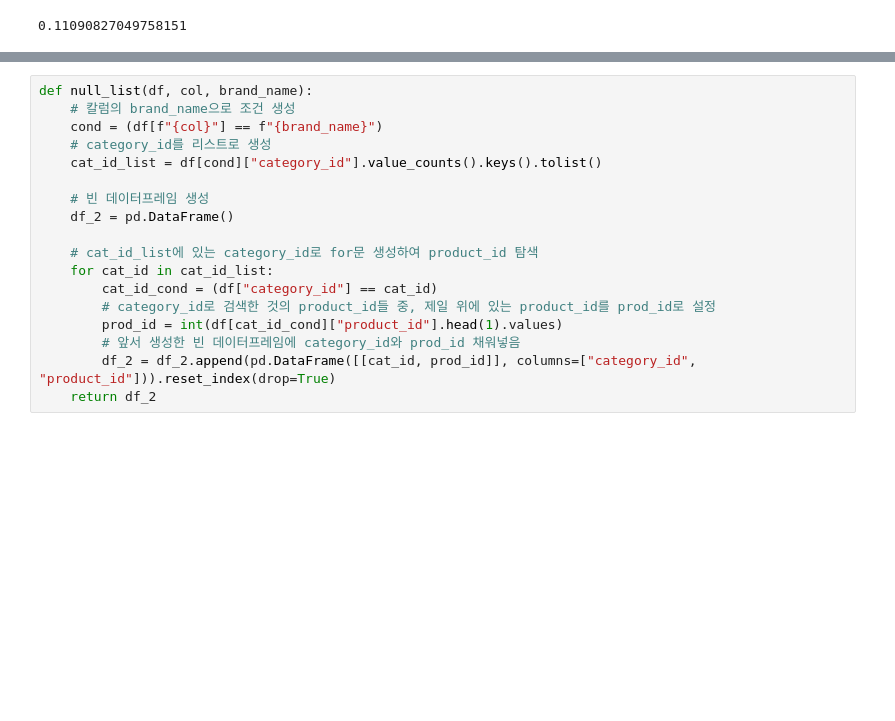
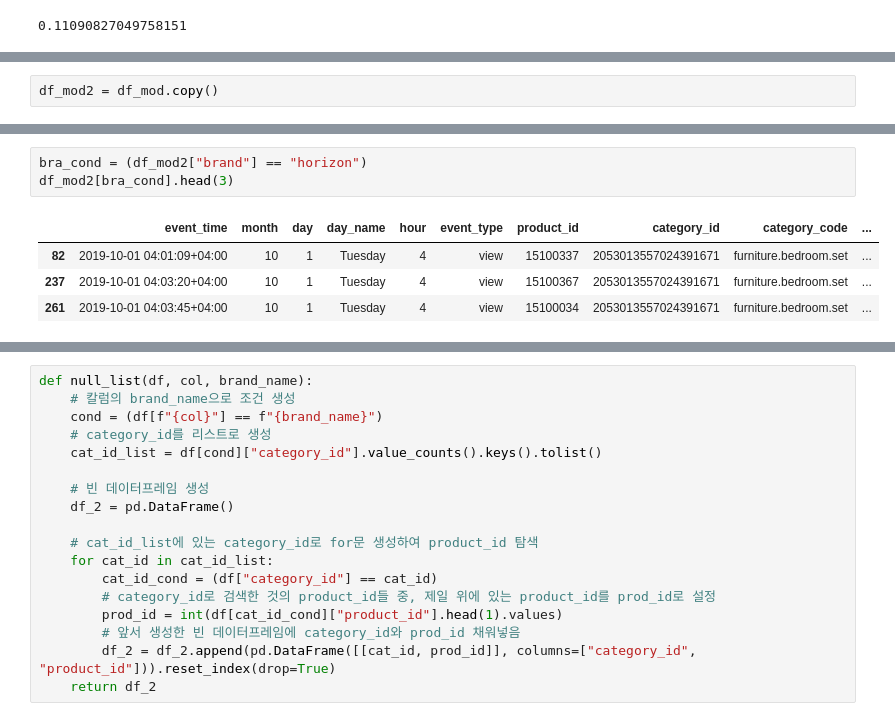
Before and after one commit to benidjor/ecommerce-behavior-data-analysis, a Jupyter notebook: tsj_data/2019_oct_eda.ipynb, the cells around one changed output, grey strips where cells are left out. Drawn from its saved outputs; the diff is of its cells as text; blank space fills up the shorter version.

Commit message:
docs(ce-5) : brand 열이 None인 것들 결측치 처리 (ing)

```diff
--- a/tsj_data/2019_oct_eda.ipynb
+++ b/tsj_data/2019_oct_eda.ipynb
@@ -569,0 +789,2 @@ dd / mod[cond].shape[0] * 100
+# %%
+df_mod2 = df_mod.copy()
@@ -569,0 +807,8 @@ dd / mod[cond].shape[0] * 100
+# %%
+bra_cond = (df_mod2["brand"] == "horizon")
+df_mod2[bra_cond].head(3)
+# %% [output]
+|  | event_time | month | day | day_name | hour | event_type | product_id | category_id | category_code | ... |
+| 82 | 2019-10-01 04:01:09+04:00 | 10 | 1 | Tuesday | 4 | view | 15100337 | 2053013557024391671 | furniture.bedroom.set | ... |
+| 237 | 2019-10-01 04:03:20+04:00 | 10 | 1 | Tuesday | 4 | view | 15100367 | 2053013557024391671 | furniture.bedroom.set | ... |
+| 261 | 2019-10-01 04:03:45+04:00 | 10 | 1 | Tuesday | 4 | view | 15100034 | 2053013557024391671 | furniture.bedroom.set | ... |
```
Also changed, not shown: parts of 27 cells of this notebook.
